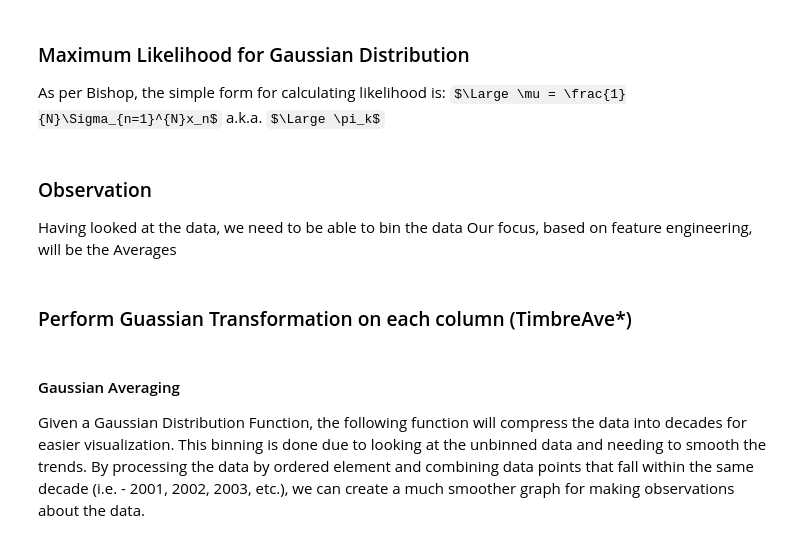
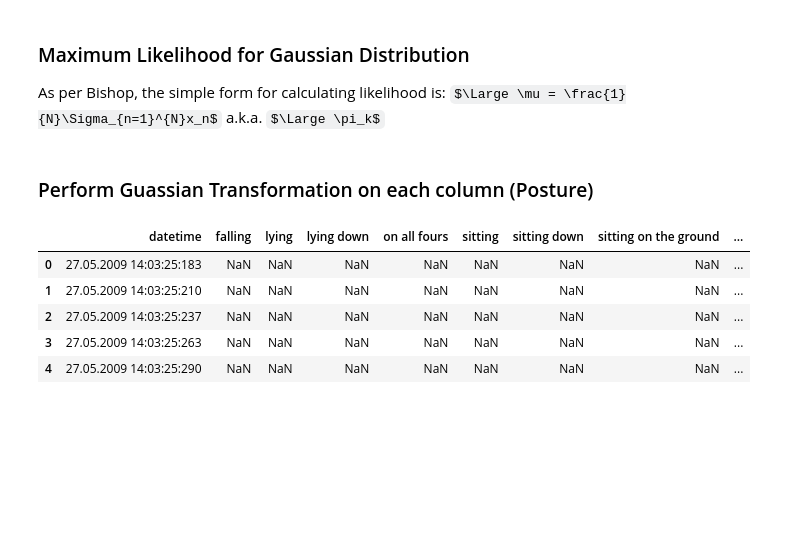
Before and after one commit to daltonhahn/eecs738-probably_interesting_data, a Jupyter notebook: notebooks/02-dahrla-prob-interesting-data-posture.ipynb, the cells around one changed output. Saved outputs shown, nothing was run; the diff lists cells and outputs as text; code cells hidden in the pictures; some formulas as TeX source; blank space fills up the shorter version.

```diff
--- a/notebooks/02-dahrla-prob-interesting-data-posture.ipynb
+++ b/notebooks/02-dahrla-prob-interesting-data-posture.ipynb
@@ -107,4 +154,0 @@ def likelihood(col):
-# %% [markdown]
-### Observation
-Having looked at the data, we need to be able to bin the data
-Our focus, based on feature engineering, will be the Averages
@@ -153,5 +155,14 @@ for i in range(avestart,avestop,avestep):
 # %% [markdown]
-### Perform Guassian Transformation on each column (TimbreAve*)
+### Perform Guassian Transformation on each column (Posture)
+# %%
+vector_df.head()
+# %% [output]
+|  | datetime | falling | lying | lying down | on all fours | sitting | sitting down | sitting on the ground | ... |
+| 0 | 27.05.2009 14:03:25:183 | NaN | NaN | NaN | NaN | NaN | NaN | NaN | ... |
+| 1 | 27.05.2009 14:03:25:210 | NaN | NaN | NaN | NaN | NaN | NaN | NaN | ... |
+| 2 | 27.05.2009 14:03:25:237 | NaN | NaN | NaN | NaN | NaN | NaN | NaN | ... |
+| 3 | 27.05.2009 14:03:25:263 | NaN | NaN | NaN | NaN | NaN | NaN | NaN | ... |
+| 4 | 27.05.2009 14:03:25:290 | NaN | NaN | NaN | NaN | NaN | NaN | NaN | ... |
 # %%
 ## Init
 gauss_df = pd.DataFrame()
@@ -164,3 +174,0 @@ for i in range(avestart,avestop,avestep):
-# %% [markdown]
-#### Gaussian Averaging
-Given a Gaussian Distribution Function, the following function will compress the data into decades for easier visualization. This binning is done due to looking at the unbinned data and needing to smooth the trends. By processing the data by ordered element and combining data points that fall within the same decade (i.e. - 2001, 2002, 2003, etc.), we can create a much smoother graph for making observations about the data.
```
Also changed, not shown: parts of 23 cells of this notebook, 30 other files.
